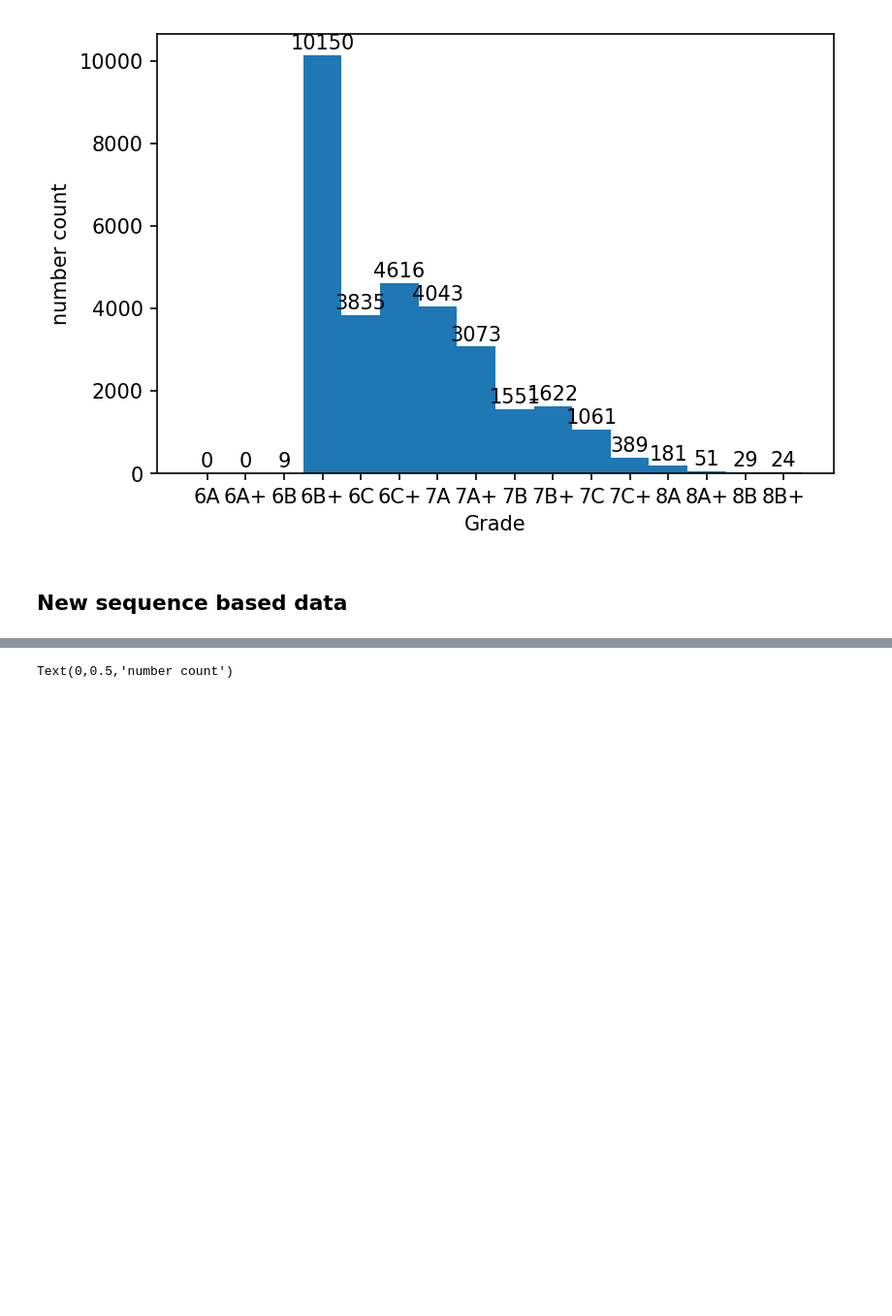
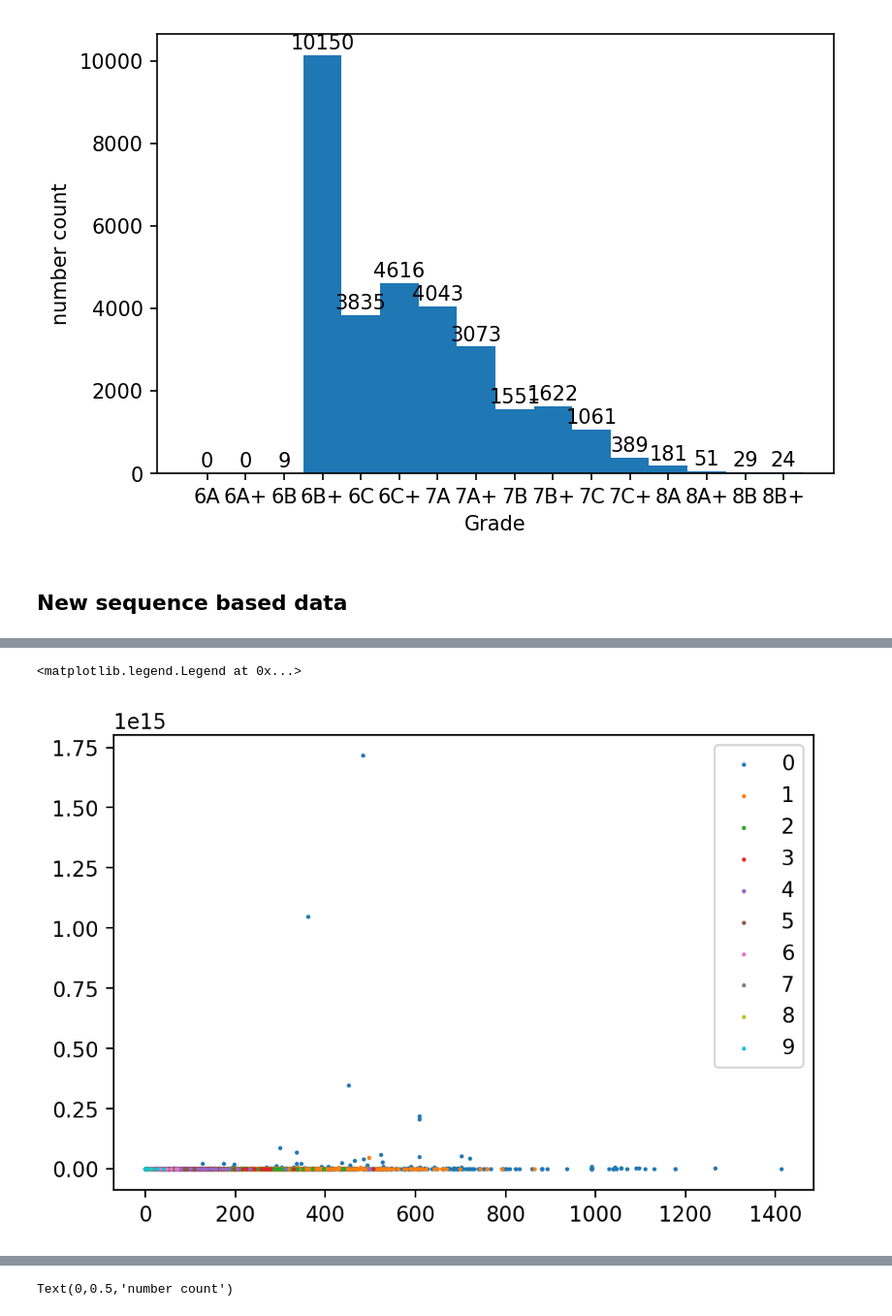
Before and after one commit to jrchang612/MoonBoardRNN, a Jupyter notebook: preprocessing/partition_train_test_set.ipynb, the cells around one changed output, grey strips where cells are left out. Shown: that part at 97% size. Cells and saved outputs as stored; diff of their text form; code cells hidden in the pictures; blank space fills up the shorter version.

```diff
--- a/preprocessing/partition_train_test_set.ipynb
+++ b/preprocessing/partition_train_test_set.ipynb
@@ -186,0 +299,9 @@ for key, value in X_seq_dict_merge.items():
+# %%
+plt.figure(dpi = 200)
+for key in minmaxScoreStatistics.keys():
+    plt.scatter(minmaxScoreStatistics[key], geometricmeanStatistics[key], label = str(key), s = 1)
+
+plt.legend()
+# %% [output]
+<matplotlib.legend.Legend at 0x...>
+[figure, added]
```
Also changed, not shown: parts of 37 cells of this notebook, 1 other file.
